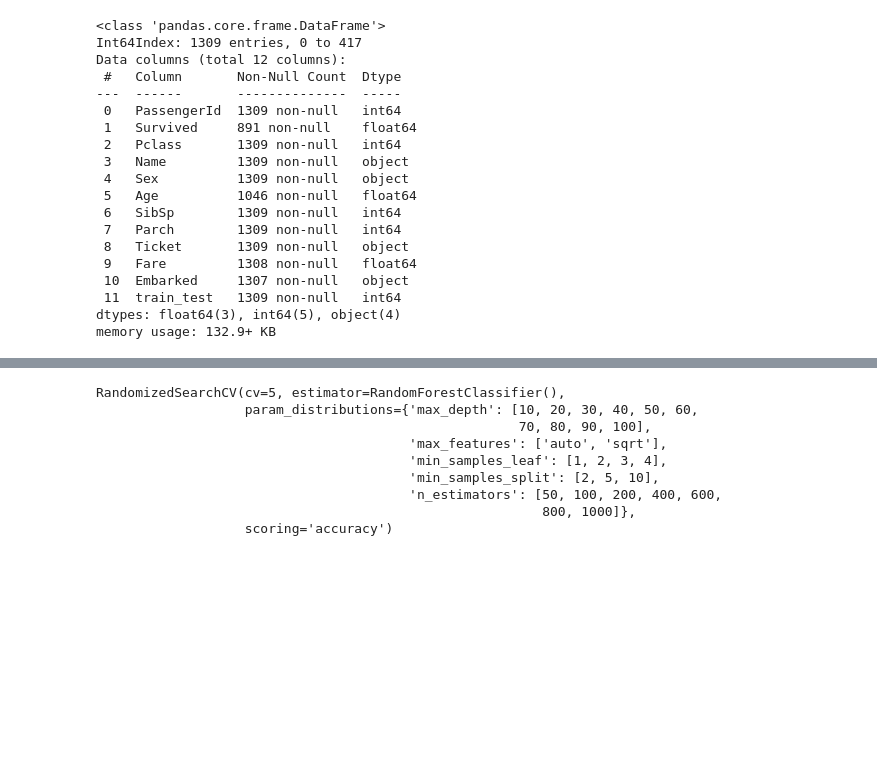
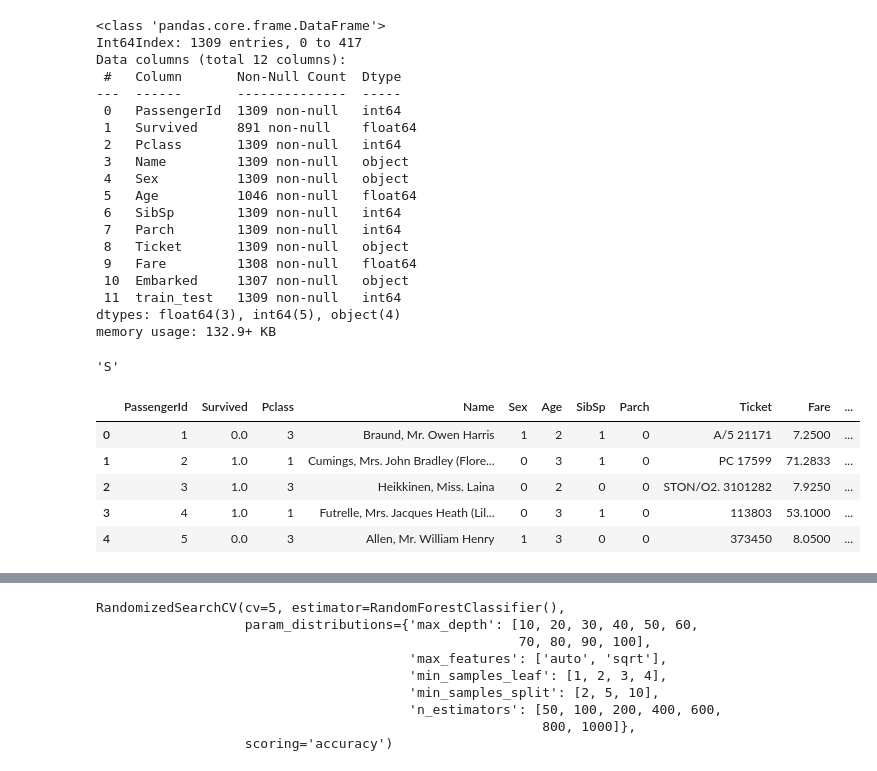
Before and after one commit to marcellinus-witarsah/dataScienceMiniProjects, a Jupyter notebook: TitanicSurvivalModel/Titanic Third.ipynb, the cells around one changed output, grey strips where cells are left out. Drawn from its saved outputs; the diff is of its cells as text; code cells hidden in the pictures; blank space fills up the shorter version.

```diff
--- a/TitanicSurvivalModel/Titanic Third.ipynb
+++ b/TitanicSurvivalModel/Titanic Third.ipynb
@@ -343,10 +359,44 @@ Data columns (total 12 columns):
  11  train_test   1309 non-null   int64
 dtypes: float64(3), int64(5), object(4)
 memory usage: 132.9+ KB
+# %%
+# convert Age columns into bins which each bin contain range of ages with difference of 10
+titanic_train['Age'].fillna(titanic_train['Age'].mean(), inplace=True)
+
+def encode_age(data):
+    if (data>0 and data<=10):
+        return 0
+    if (data>10 and data<=20):
+        return 1
+    if (data>20 and data<=30):
+        return 2
+    if (data>30 and data<=40):
+        return 3
+    if (data>40 and data<=50):
+        return 4
+    if (data>50 and data<=60):
+        return 5
+    if (data>60 and data<=70):
+        return 6
+    else:
+        return 7
+
+# encode title to 0 for 'Master', 1 for 'Mr', 2 for 'Mrs', 3 for 'Miss' and lastly 4 for 'Others'
+def encode_title(data):
+  if data in title.keys():
+    return title[data]
+  else:
+    return len(title)
+# %%
+titanic_all['Embarked'].mode()[0]
+# %% [output]
+'S'
 # %%
 #fill embarked column with missing values and map it to number
 encoder = LabelEncoder()
-titanic_all['Embarked'].fillna('S', inplace=True)
+
+# Fill the missing value with the most frequent values inside the dataset which is 'S'
+titanic_all['Embarked'].fillna(titanic_all['Embarked'].mode()[0], inplace=True)
 titanic_all['Embarked'] = encoder.fit_transform(titanic_all['Embarked'])
 
 #map sex column to number
@@ -354,17 +404,29 @@ titanic_all['Sex'] = encoder.fit_transform(titanic_all['Sex'])
 
 #create title column and change it to number
 titanic_all['Title'] = titanic_all['Name'].apply(lambda x: x.split(',')[1].split('.')[0].strip())
-titanic_all['Title'] = encoder.fit_transform(titanic_all['Title'])
+# titanic_all['Title'] = encoder.fit_transform(titanic_all['Title'])
+titanic_all['Title'] = titanic_all['Title'].apply(lambda x: encode_title(x))
 
 #fill numeric missing value with mean of its column
 titanic_all['Age'] = titanic_all['Age'].fillna(titanic_all['Age'].mean())
-#titanic_all['Age'] = titanic_train['Age'].apply(lambda x: encode_age(x))
+titanic_all['Age'] = titanic_train['Age'].apply(lambda x: encode_age(x))
 titanic_all['Fare'] = titanic_all['Fare'].fillna(titanic_all['Fare'].mean())
 
 X = titanic_all[titanic_all['train_test'] == 0]\
 [['Pclass','Age', 'Fare', 'SibSp', 'Parch', 'Title', 'Embarked', 'Sex']]
 y = titanic_all[titanic_all['train_test'] == 0]['Survived']
+
+# Submission
 X_submit = titanic_all[titanic_all['train_test'] == 1]\
 [['Pclass','Age', 'Fare', 'SibSp', 'Parch', 'Title', 'Embarked', 'Sex']]
+# %%
+titanic_all.head()
+# %% [output]
+|  | PassengerId | Survived | Pclass | Name | Sex | Age | SibSp | Parch | Ticket | Fare | ... |
+| 0 | 1 | 0.0 | 3 | Braund, Mr. Owen Harris | 1 | 2 | 1 | 0 | A/5 21171 | 7.2500 | ... |
+| 1 | 2 | 1.0 | 1 | Cumings, Mrs. John Bradley (Flore... | 0 | 3 | 1 | 0 | PC 17599 | 71.2833 | ... |
+| 2 | 3 | 1.0 | 3 | Heikkinen, Miss. Laina | 0 | 2 | 0 | 0 | STON/O2. 3101282 | 7.9250 | ... |
+| 3 | 4 | 1.0 | 1 | Futrelle, Mrs. Jacques Heath (Lil... | 0 | 3 | 1 | 0 | 113803 | 53.1000 | ... |
+| 4 | 5 | 0.0 | 3 | Allen, Mr. William Henry | 1 | 3 | 0 | 0 | 373450 | 8.0500 | ... |
 # %%
 from sklearn.model_selection import train_test_split
```
Also changed, not shown: parts of 26 cells of this notebook.
